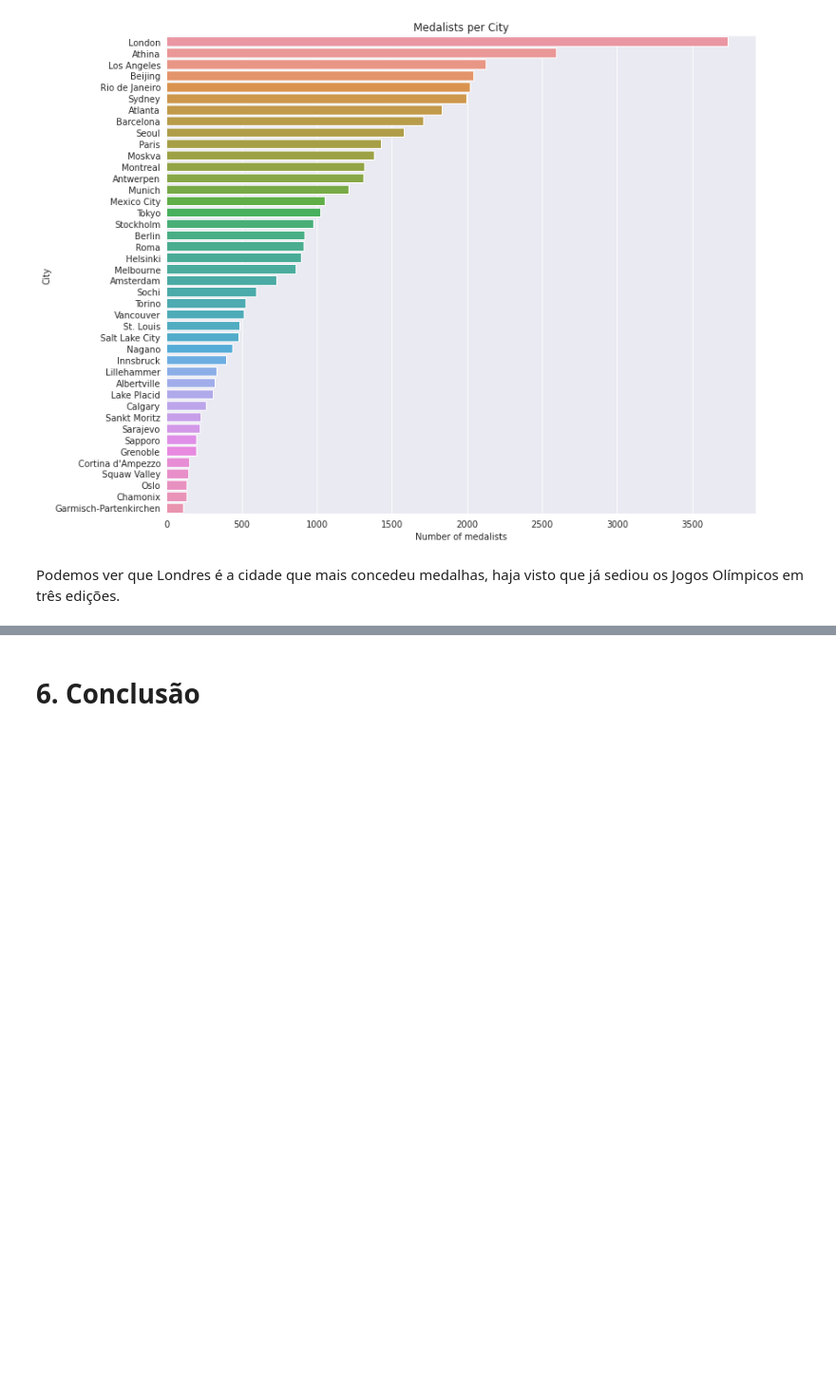
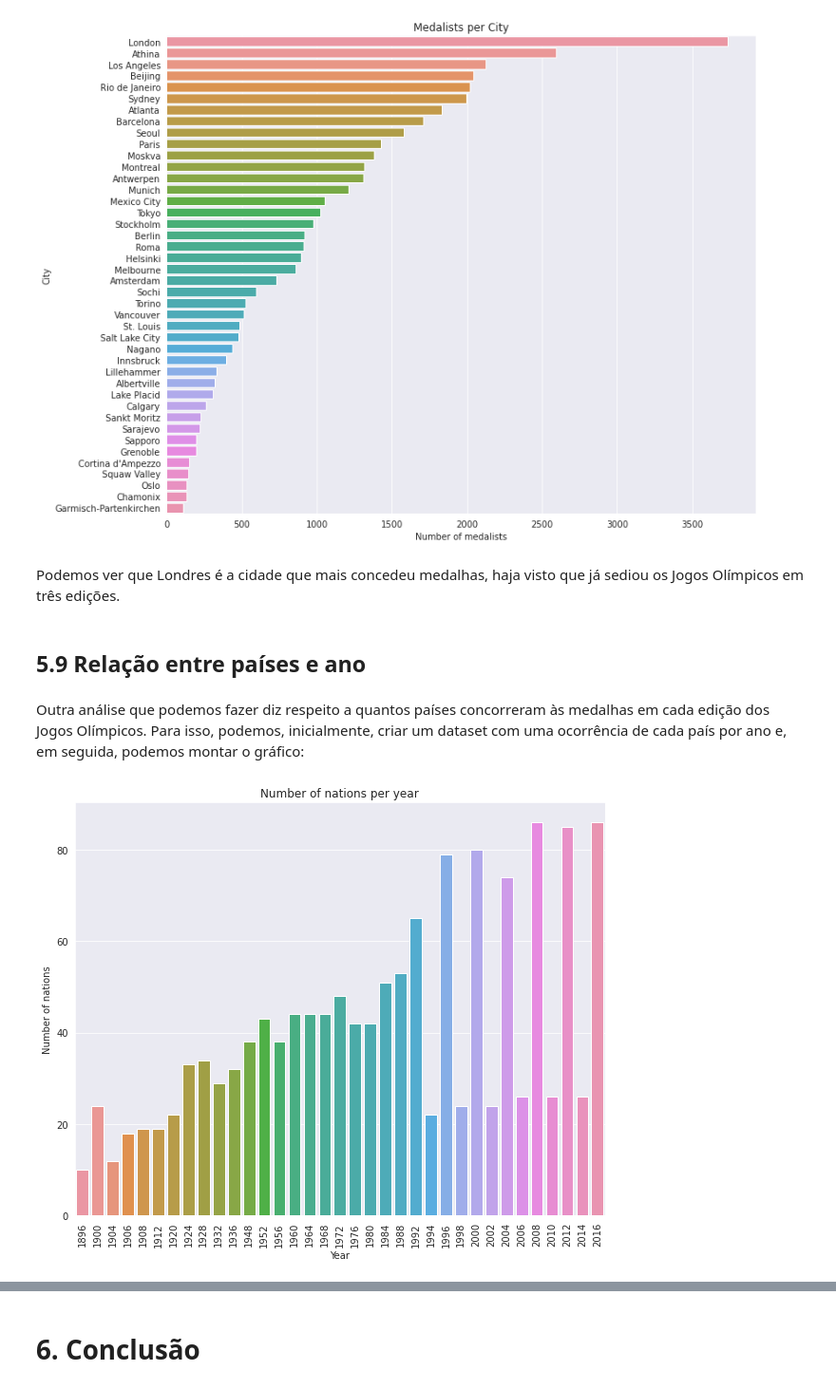
Before and after one commit to rianpf/mini_projeto_analise_e_limpeza, a Jupyter notebook: Analise_e_Limpeza.ipynb, the cells around one changed output, grey strips where cells are left out. Shown at 95% size. Saved outputs shown, nothing was run; the diff lists cells and outputs as text; code cells hidden in the pictures; blank space fills up the shorter version.

Commit message:
Update notebook
Atualizando notebook relativo ao mini projeto de Análise e Limpeza de dados do Turing USP.

```diff
--- a/Analise_e_Limpeza.ipynb
+++ b/Analise_e_Limpeza.ipynb
@@ -782,7 +801,7 @@ Talvez a maior que questão que seja levantada ao trabalharmos um dataset de atl
 
 Como o nosso dataset apresenta muitos dados, é prático que criemos um novo dataset que apresente só os atletas que desejamos apresentar no gráfico e, em seguida, apresentemos o gráfico (caso contrário, a leitura dos gráficos seria mais demorada), o que pode ser visto a seguir:
 # %%
-medals.reset_index(inplace = True, drop = False) #Resetando o index devido aos valores faltantes após a limpeza
+medals.reset_index(inplace = True, drop = True) #Resetando o index devido aos valores faltantes após a limpeza
 greatest_medalists = medals.groupby("Name").count().sort_values(by = ["Medal"], ascending = False).head(30) #Agrupando os 30 maiores medalhistas em outro dataset com suas quantidade de ocorrências
 
 dfNew = pd.DataFrame()
@@ -814,3 +835,21 @@ plt.show()
 [figure]
 # %% [markdown]
 Podemos ver que Londres é a cidade que mais concedeu medalhas, haja visto que já sediou os Jogos Olímpicos em três edições.
+# %% [markdown]
+## 5.9 Relação entre países e ano
+# %% [markdown]
+Outra análise que podemos fazer diz respeito a quantos países concorreram às medalhas em cada edição dos Jogos Olímpicos. Para isso, podemos, inicialmente, criar um dataset com uma ocorrência de cada país por ano e, em seguida, podemos montar o gráfico:
+# %%
+#Definindo um dataset em que apareça apenas uma ocorrência do país por ano
+nations = medals.drop_duplicates(subset = ["NOC", "Year"])
+
+#Plotando o gráfico
+plt.figure(figsize = (10,8))
+sns.countplot(x = "Year", data = nations)
+plt.xticks(rotation = 90)
+plt.ylabel("Number of nations")
+plt.xlabel("Year")
+plt.title("Number of nations per year")
+plt.show()
+# %% [output]
+[figure, added]
```
Also changed, not shown: parts of 23 cells of this notebook.
